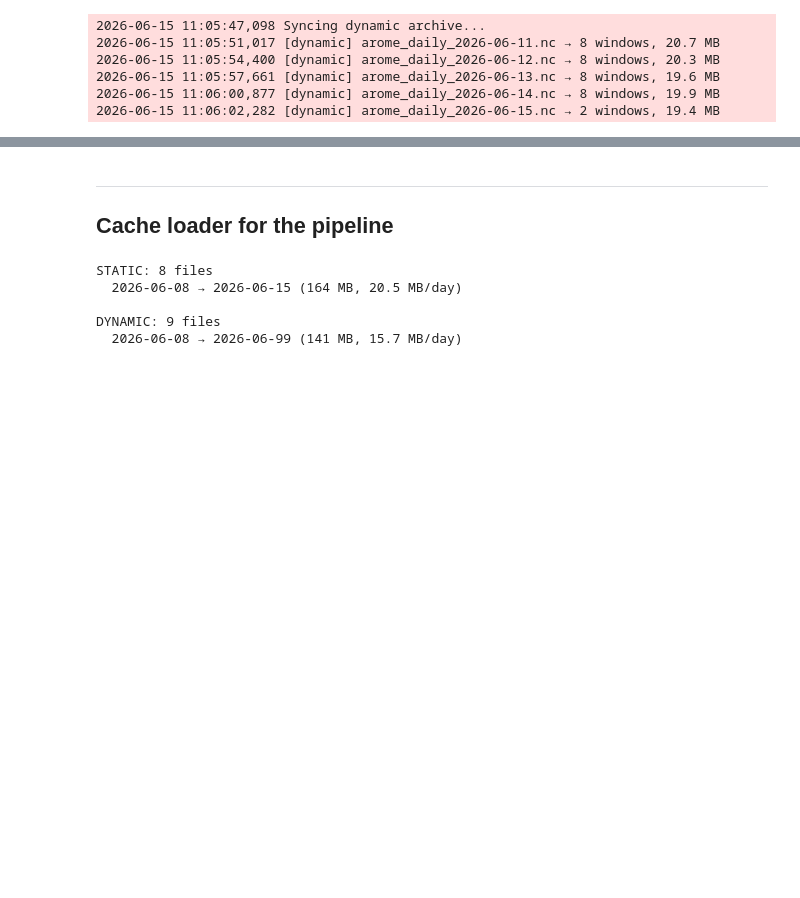
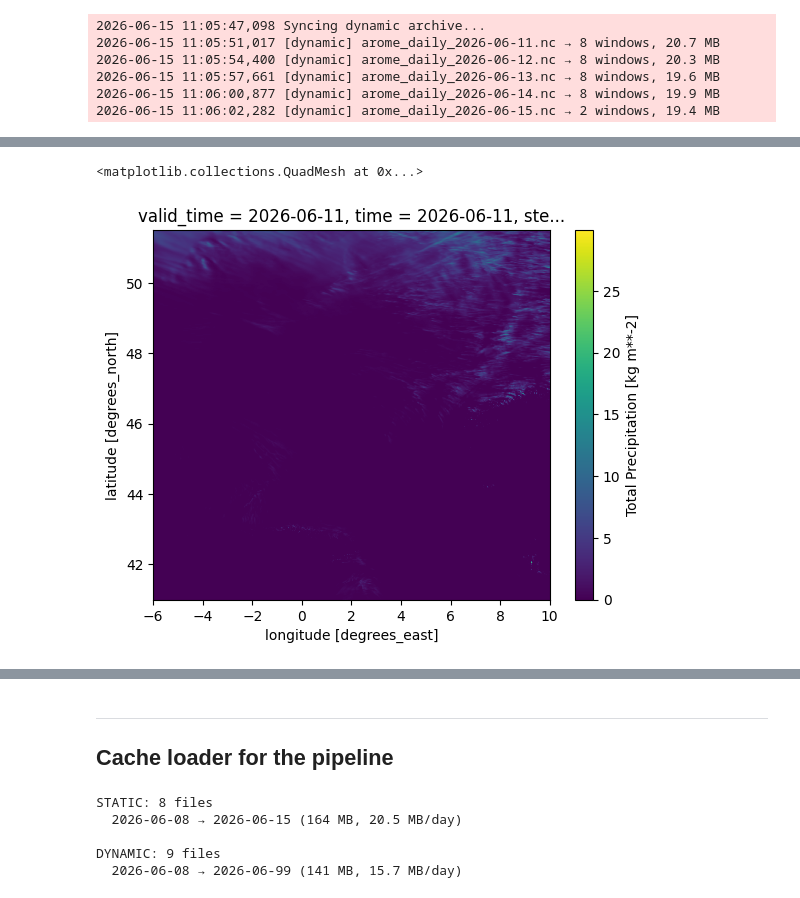
Before and after one commit to Catmosphere314/IrriGator, a Jupyter notebook: notebook/88_arome_fetch_FR.ipynb, the cells around one changed output, grey strips where cells are left out. Cells and saved outputs as stored; diff of their text form; code cells hidden in the pictures; blank space fills up the shorter version.

```diff
--- a/notebook/88_arome_fetch_FR.ipynb
+++ b/notebook/88_arome_fetch_FR.ipynb
@@ -585,0 +868,8 @@ results_dyn = sync_dynamic(overwrite=True)
+# %%
+b = xr.open_dataset(
+    "/home/mbaldacchino/code/IrriGator/data/processed/arome/static/arome_daily_2026-06-11.nc"
+)
+b.isel(valid_time=0).precip_mm.plot()
+# %% [output]
+<matplotlib.collections.QuadMesh at 0x...>
+[figure, added]
```
Also changed, not shown: parts of 19 cells of this notebook.
